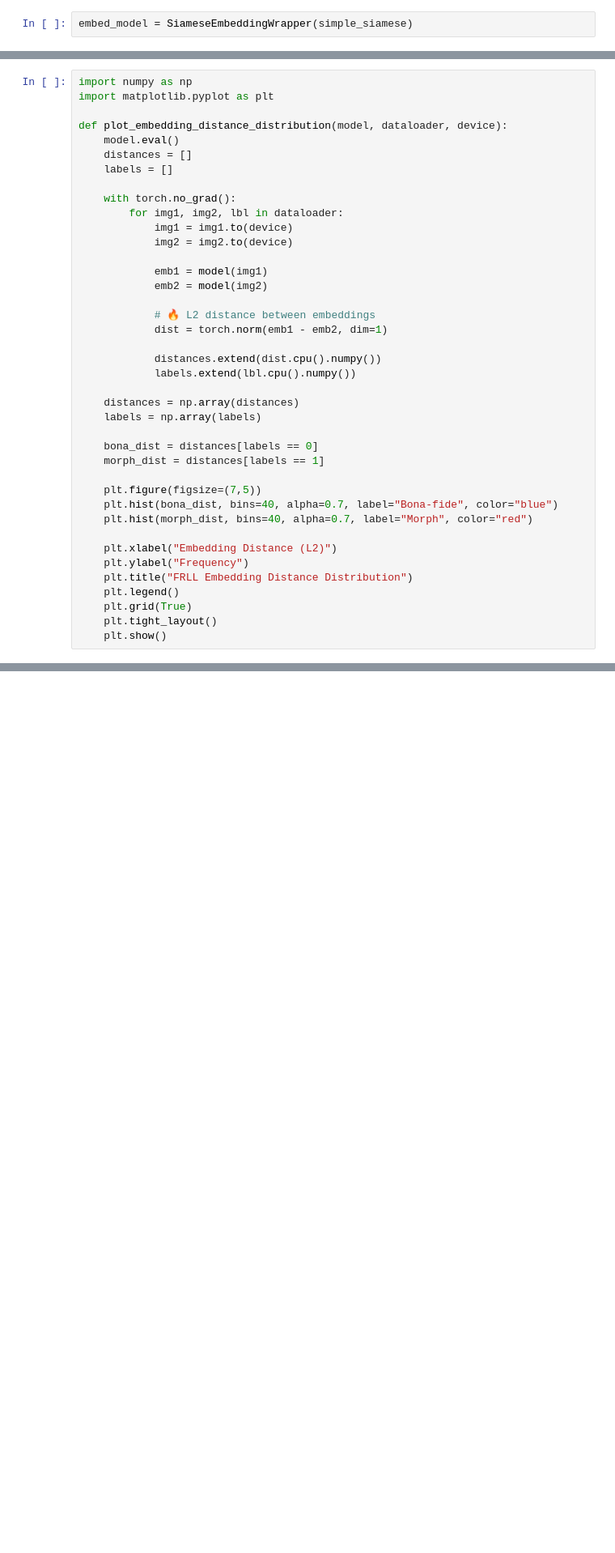
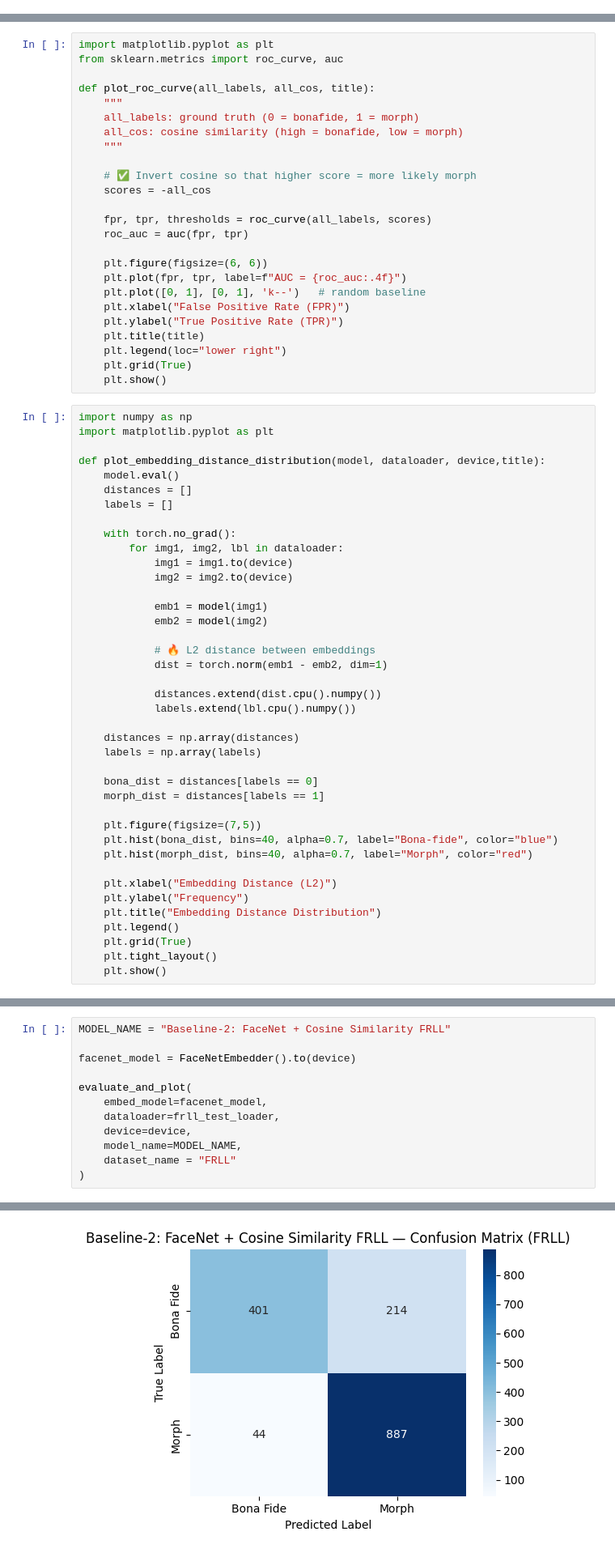
Before and after one commit to yicikek/FYP, a Jupyter notebook: Baseline_Comparision/baseline-comparision.ipynb, the cells around one changed output, grey strips where cells are left out. Shown at 81% size. Cells and saved outputs as stored; diff of their text form; blank space fills up the shorter version.

Commit message:
Kaggle Notebook | BASELINE COMPARISION | Version 6

```diff
--- a/Baseline_Comparision/baseline-comparision.ipynb
+++ b/Baseline_Comparision/baseline-comparision.ipynb
@@ -660,2 +365,0 @@ Epoch 5/5 - Loss: 0.3074 | Train Acc (approx): 48.34%
-# %%
-embed_model = SiameseEmbeddingWrapper(simple_siamese)
@@ -769,8 +474,33 @@ def plot_cosine_distribution(all_scores, all_labels):
+# %%
+import matplotlib.pyplot as plt
+from sklearn.metrics import roc_curve, auc
+
+def plot_roc_curve(all_labels, all_cos, title):
+    """
+    all_labels: ground truth (0 = bonafide, 1 = morph)
+    all_cos: cosine similarity (high = bonafide, low = morph)
+    """
+
+    # ✅ Invert cosine so that higher score = more likely morph
+    scores = -all_cos
+
+    fpr, tpr, thresholds = roc_curve(all_labels, scores)
+    roc_auc = auc(fpr, tpr)
+
+    plt.figure(figsize=(6, 6))
+    plt.plot(fpr, tpr, label=f"AUC = {roc_auc:.4f}")
+    plt.plot([0, 1], [0, 1], 'k--')   # random baseline
+    plt.xlabel("False Positive Rate (FPR)")
+    plt.ylabel("True Positive Rate (TPR)")
+    plt.title(title)
+    plt.legend(loc="lower right")
+    plt.grid(True)
+    plt.show()
 # %%
 import numpy as np
 import matplotlib.pyplot as plt
 
-def plot_embedding_distance_distribution(model, dataloader, device):
+def plot_embedding_distance_distribution(model, dataloader, device,title):
     model.eval()
     distances = []
     labels = []
@@ -801,7 +531,7 @@ def plot_embedding_distance_distribution(model, dataloader, device):
 
     plt.xlabel("Embedding Distance (L2)")
     plt.ylabel("Frequency")
-    plt.title("FRLL Embedding Distance Distribution")
+    plt.title("Embedding Distance Distribution")
     plt.legend()
     plt.grid(True)
     plt.tight_layout()
@@ -866,0 +650,13 @@ Avg Morph Cosine:        0.6608
+# %%
+MODEL_NAME = "Baseline-2: FaceNet + Cosine Similarity FRLL"
+
+facenet_model = FaceNetEmbedder().to(device)
+
+evaluate_and_plot(
+    embed_model=facenet_model,
+    dataloader=frll_test_loader,
+    device=device,
+    model_name=MODEL_NAME,
+    dataset_name = "FRLL"
+)
+# %% [output]
@@ -866,0 +676 @@ Avg Morph Cosine:        0.6608
+[figure, added]
```
Also changed, not shown: parts of 30 cells of this notebook.
